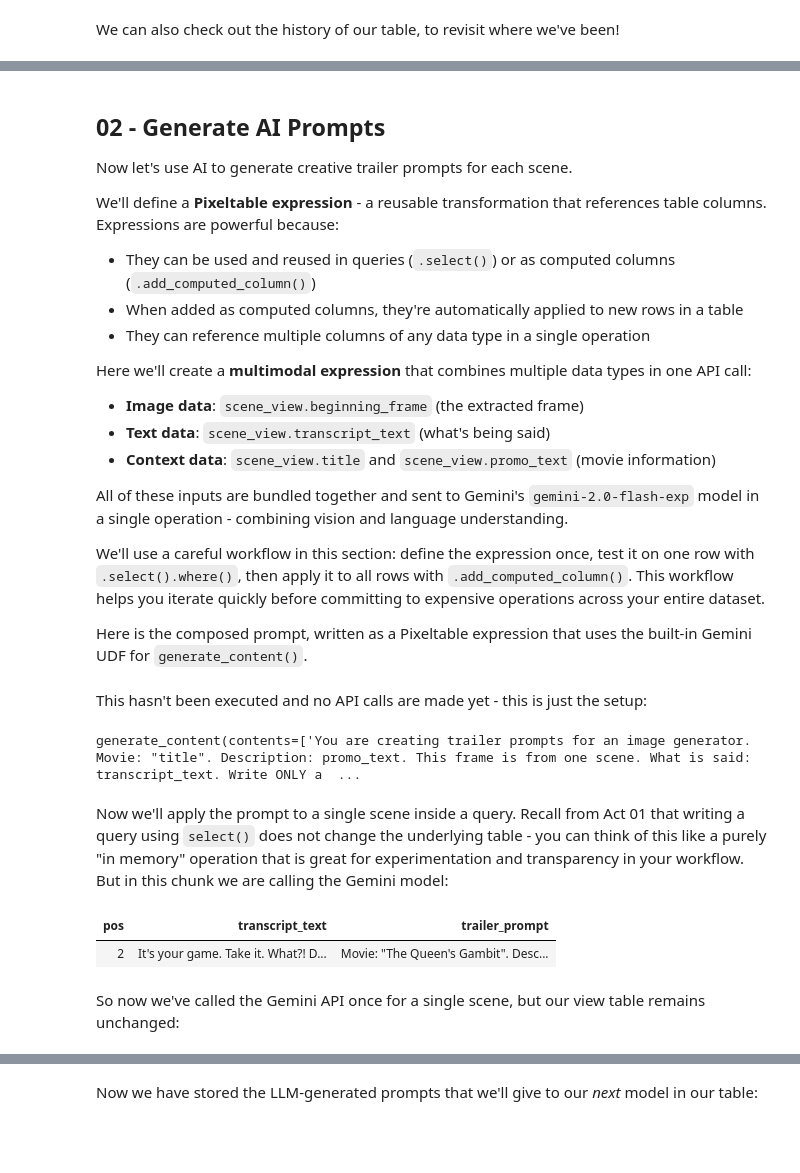
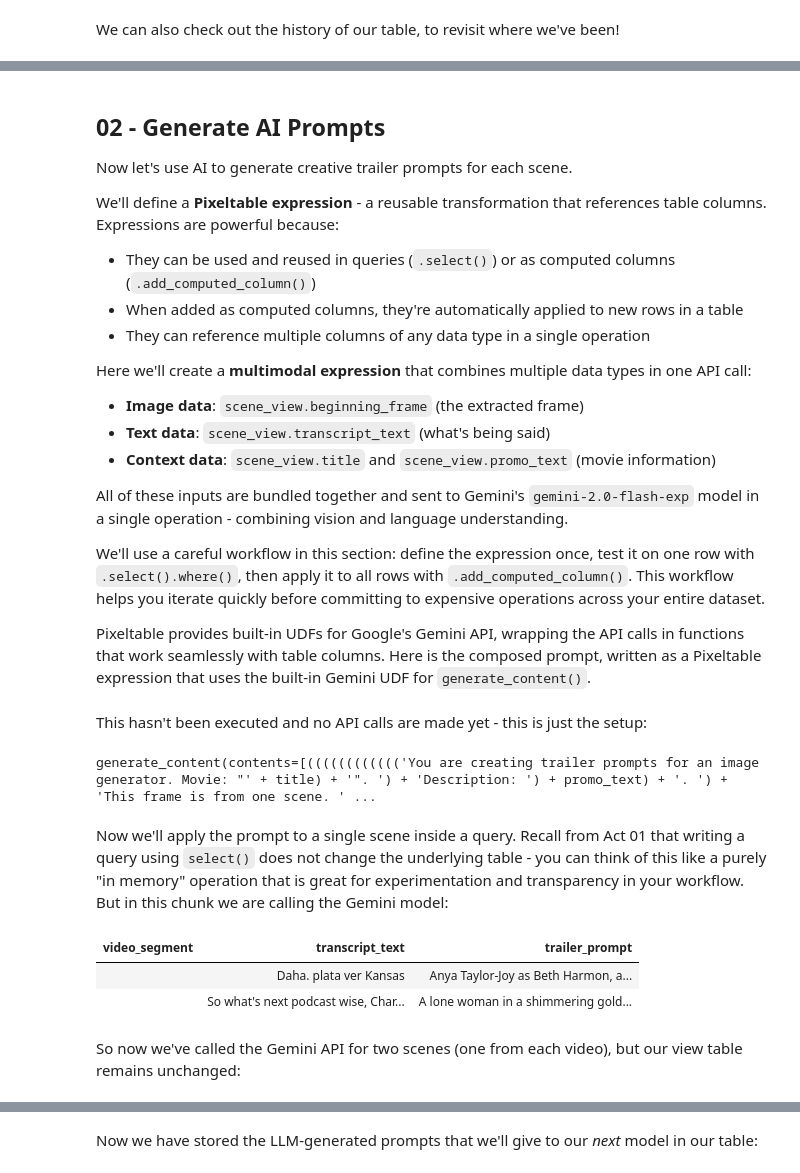
Before and after one commit to apreshill/pxt-primetime, a Jupyter notebook: 03_generate-from-data.ipynb, the cells around one changed output, grey strips where cells are left out. Drawn from its saved outputs; the diff is of its cells as text; code cells hidden in the pictures; blank space fills up the shorter version.

```diff
--- a/03_generate-from-data.ipynb
+++ b/03_generate-from-data.ipynb
@@ -132,11 +137,19 @@ All of these inputs are bundled together and sent to Gemini's `gemini-2.0-flash-
 
 We'll use a careful workflow in this section: define the expression once, test it on one row with `.select().where()`, then apply it to all rows with `.add_computed_column()`. This workflow helps you iterate quickly before committing to expensive operations across your entire dataset.
 
-Here is the composed prompt, written as a Pixeltable expression that uses the built-in Gemini UDF for `generate_content()`.
+Pixeltable provides built-in UDFs for Google's Gemini API, wrapping the API calls in functions that work seamlessly with table columns. Here is the composed prompt, written as a Pixeltable expression that uses the built-in Gemini UDF for `generate_content()`.
 # %%
 trailer_prompt_expr = pxtf.gemini.generate_content(
     contents=[
-        f'You are creating trailer prompts for an image generator. Movie: "{scene_view.title}". Description: {scene_view.promo_text}. This frame is from one scene. What is said: {scene_view.transcript_text}. Write ONLY a 1-2 sentence cinematic prompt for an image generator. Be visual and atmospheric. No text, no typography, no words in the image. Do not include any preamble or explanation.',
+        'You are creating trailer prompts for an image generator. ' +
+        'Movie: "' + scene_view.title + '". ' +
+        'Description: ' + scene_view.promo_text + '. ' +
+        'This frame is from one scene. ' +
+        'What is said: ' + scene_view.transcript_text + '. ' +
+        'Write ONLY a 1-2 sentence cinematic prompt for an image generator. ' +
+        'Be visual and atmospheric. ' +
+        'No text, no typography, no words in the image. ' +
+        'Do not include any preamble or explanation.',
         scene_view.beginning_frame
     ],
     model='gemini-2.0-flash-exp'
@@ -146,19 +159,20 @@ This hasn't been executed and no API calls are made yet - this is just the setup
 # %%
 trailer_prompt_expr
 # %% [output]
-generate_content(contents=['You are creating trailer prompts for an image generator. Movie: "title". Description: promo_text. This frame is from one scene. What is said: transcript_text. Write ONLY a  ...
+generate_content(contents=[(((((((((((('You are creating trailer prompts for an image generator. Movie: "' + title) + '". ') + 'Description: ') + promo_text) + '. ') + 'This frame is from one scene. ' ...
 # %% [markdown]
 Now we'll apply the prompt to a single scene inside a query. Recall from Act 01 that writing a query using `select()` does not change the underlying table - you can think of this like a purely "in memory" operation that is great for experimentation and transparency in your workflow. But in this chunk we are calling the Gemini model:
 # %%
-scene_view.where(scene_view.pos == 2).select(
-    scene_view.pos,
+scene_view.where(scene_view.pos == 7).select(
+    scene_view.video_segment,
     scene_view.transcript_text,
     trailer_prompt=trailer_prompt_expr
 ).collect()
 # %% [output]
-| pos | transcript_text | trailer_prompt |
-| 2 | It's your game. Take it. What?! D... | Movie: "The Queen's Gambit". Desc... |
+| video_segment | transcript_text | trailer_prompt |
+|  | Daha. plata ver Kansas | Anya Taylor-Joy as Beth Harmon, a... |
+|  | So what's next podcast wise, Char... | A lone woman in a shimmering gold... |
 # %% [markdown]
-So now we've called the Gemini API once for a single scene, but our view table remains unchanged:
+So now we've called the Gemini API for two scenes (one from each video), but our view table remains unchanged:
 # %%
 scene_view
```
Also changed, not shown: parts of 32 cells of this notebook, 1 other file.
